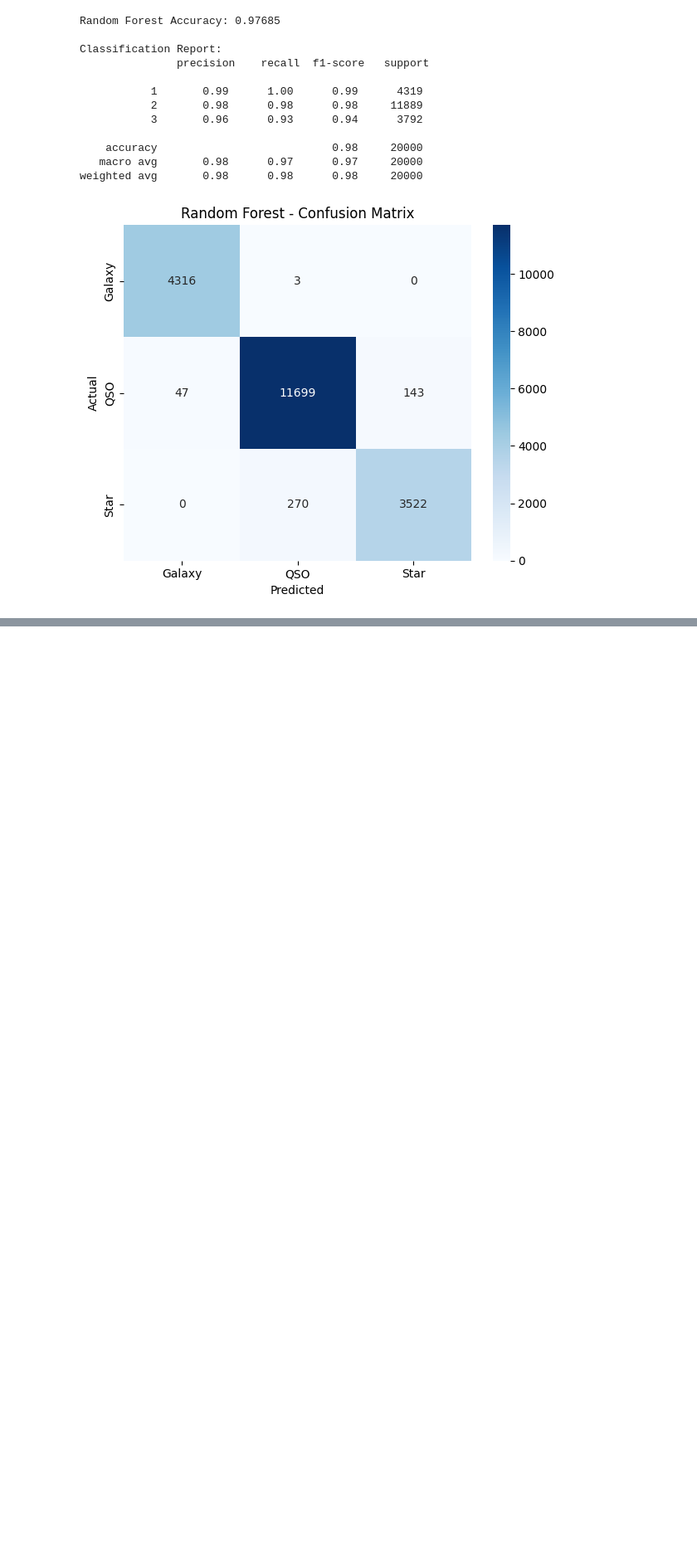
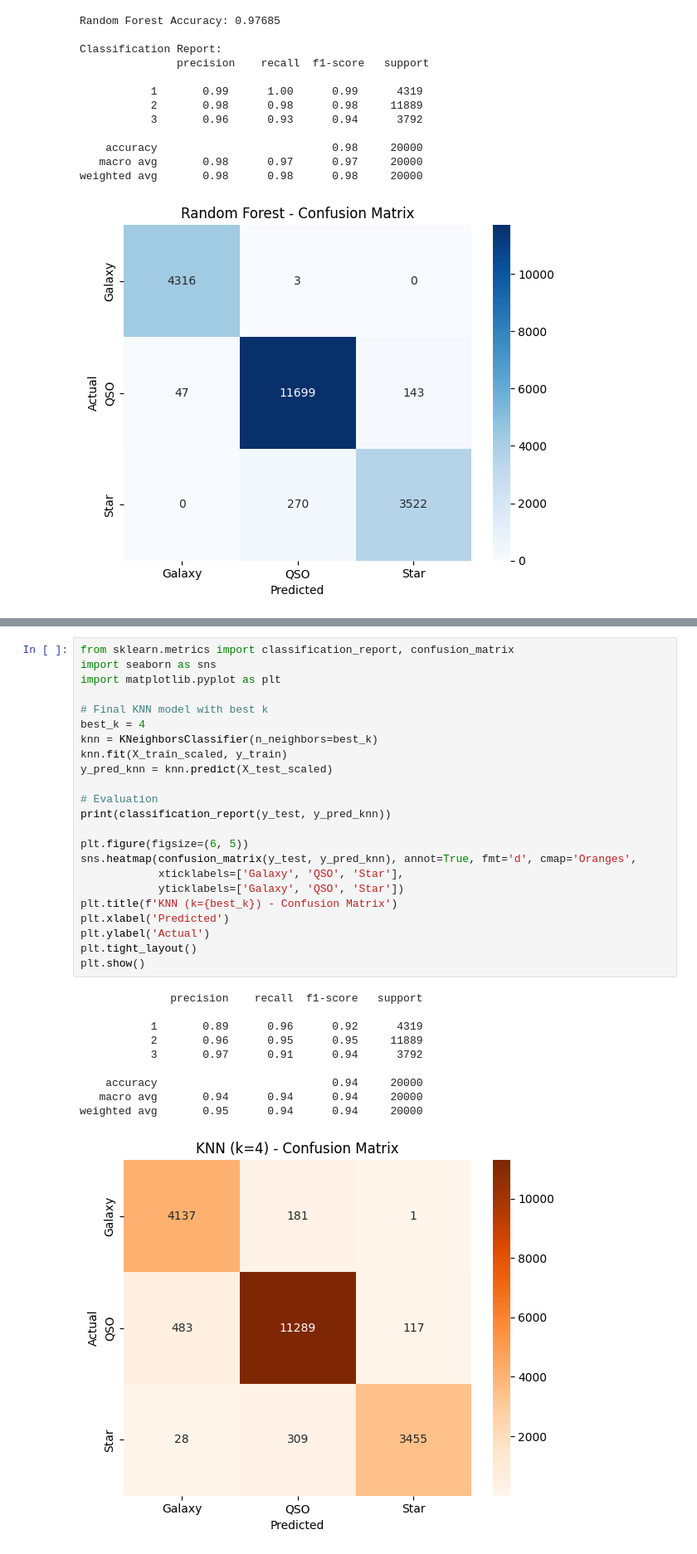
Before and after one commit to apekshakashyap17/Capstone_StellarAstro_ML, a Jupyter notebook: Firstnotebook.ipynb, the cells around one changed output, grey strips where cells are left out. Shown: that part at 83% size. Drawn from its saved outputs; the diff is of its cells as text; blank space fills up the shorter version.

```diff
--- a/Firstnotebook.ipynb
+++ b/Firstnotebook.ipynb
@@ -607,0 +652,34 @@ weighted avg       0.98      0.98      0.98     20000
+# %%
+from sklearn.metrics import classification_report, confusion_matrix
+import seaborn as sns
+import matplotlib.pyplot as plt
+
+# Final KNN model with best k
+best_k = 4
+knn = KNeighborsClassifier(n_neighbors=best_k)
+knn.fit(X_train_scaled, y_train)
+y_pred_knn = knn.predict(X_test_scaled)
+
+# Evaluation
+print(classification_report(y_test, y_pred_knn))
+
+plt.figure(figsize=(6, 5))
+sns.heatmap(confusion_matrix(y_test, y_pred_knn), annot=True, fmt='d', cmap='Oranges',
+            xticklabels=['Galaxy', 'QSO', 'Star'],
+            yticklabels=['Galaxy', 'QSO', 'Star'])
+plt.title(f'KNN (k={best_k}) - Confusion Matrix')
+plt.xlabel('Predicted')
+plt.ylabel('Actual')
+plt.tight_layout()
+plt.show()
+# %% [output]
+              precision    recall  f1-score   support
+
+           1       0.89      0.96      0.92      4319
+           2       0.96      0.95      0.95     11889
+           3       0.97      0.91      0.94      3792
+
+    accuracy                           0.94     20000
+   macro avg       0.94      0.94      0.94     20000
+weighted avg       0.95      0.94      0.94     20000
+[figure, added]
```
Also changed, not shown: parts of 2 cells of this notebook.
